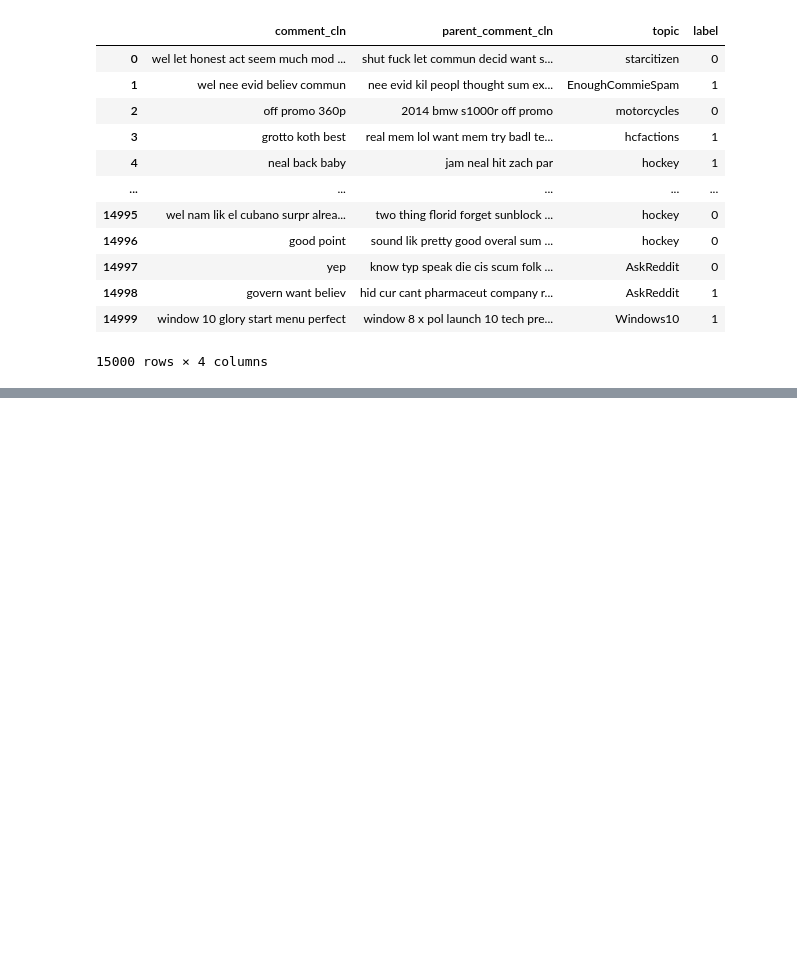
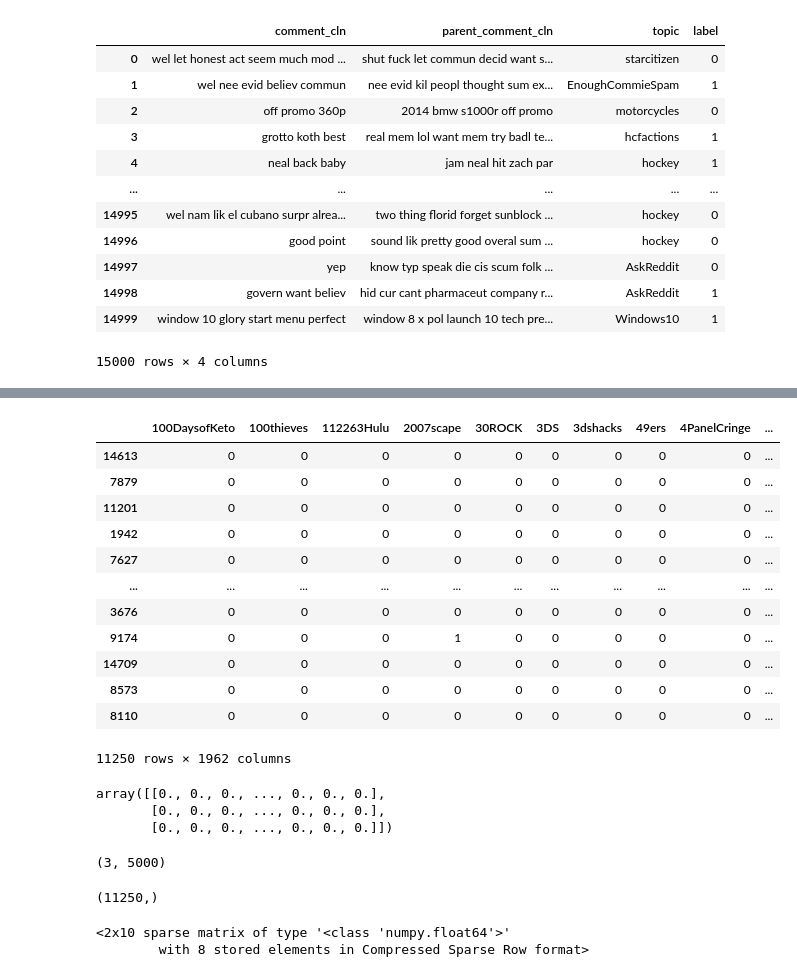
Before and after one commit to rakeshpa85/NLP, a Jupyter notebook: NLP_MiniProject_RakeshPA.ipynb, the cells around one changed output, grey strips where cells are left out. Saved outputs shown, nothing was run; the diff lists cells and outputs as text; code cells hidden in the pictures; blank space fills up the shorter version.

```diff
--- a/NLP_MiniProject_RakeshPA.ipynb
+++ b/NLP_MiniProject_RakeshPA.ipynb
@@ -532 +577,31 @@ Test_X
 3750 rows × 3 columns
+# %%
+pd.get_dummies(Train_X['topic'])
+# %% [output]
+|  | 100DaysofKeto | 100thieves | 112263Hulu | 2007scape | 30ROCK | 3DS | 3dshacks | 49ers | 4PanelCringe | ... |
+| 14613 | 0 | 0 | 0 | 0 | 0 | 0 | 0 | 0 | 0 | ... |
+| 7879 | 0 | 0 | 0 | 0 | 0 | 0 | 0 | 0 | 0 | ... |
+| 11201 | 0 | 0 | 0 | 0 | 0 | 0 | 0 | 0 | 0 | ... |
+| 1942 | 0 | 0 | 0 | 0 | 0 | 0 | 0 | 0 | 0 | ... |
+| 7627 | 0 | 0 | 0 | 0 | 0 | 0 | 0 | 0 | 0 | ... |
+| ... | ... | ... | ... | ... | ... | ... | ... | ... | ... | ... |
+| 3676 | 0 | 0 | 0 | 0 | 0 | 0 | 0 | 0 | 0 | ... |
+| 9174 | 0 | 0 | 0 | 1 | 0 | 0 | 0 | 0 | 0 | ... |
+| 14709 | 0 | 0 | 0 | 0 | 0 | 0 | 0 | 0 | 0 | ... |
+| 8573 | 0 | 0 | 0 | 0 | 0 | 0 | 0 | 0 | 0 | ... |
+| 8110 | 0 | 0 | 0 | 0 | 0 | 0 | 0 | 0 | 0 | ... |
+11250 rows × 1962 columns
+# %%
+train_x_tfidf.toarray()
+# %% [output]
+array([[0., 0., 0., ..., 0., 0., 0.],
+       [0., 0., 0., ..., 0., 0., 0.],
+       [0., 0., 0., ..., 0., 0., 0.]])
+# %%
+test_x_tfidf.shape
+# %% [output]
+(3, 5000)
+# %%
+Train_y.shape
+# %% [output]
+(11250,)
@@ -532,0 +614,7 @@ Test_X
+# %%
+tfidf_vect = TfidfVectorizer(max_features = 5000)
+tfidf_vect.fit(doc_corpus)
+tfidf_vect.transform([d3,d4])
+# %% [output]
+<2x10 sparse matrix of type '<class 'numpy.float64'>'
+        with 8 stored elements in Compressed Sparse Row format>
```
Also changed, not shown: parts of 13 cells of this notebook.
